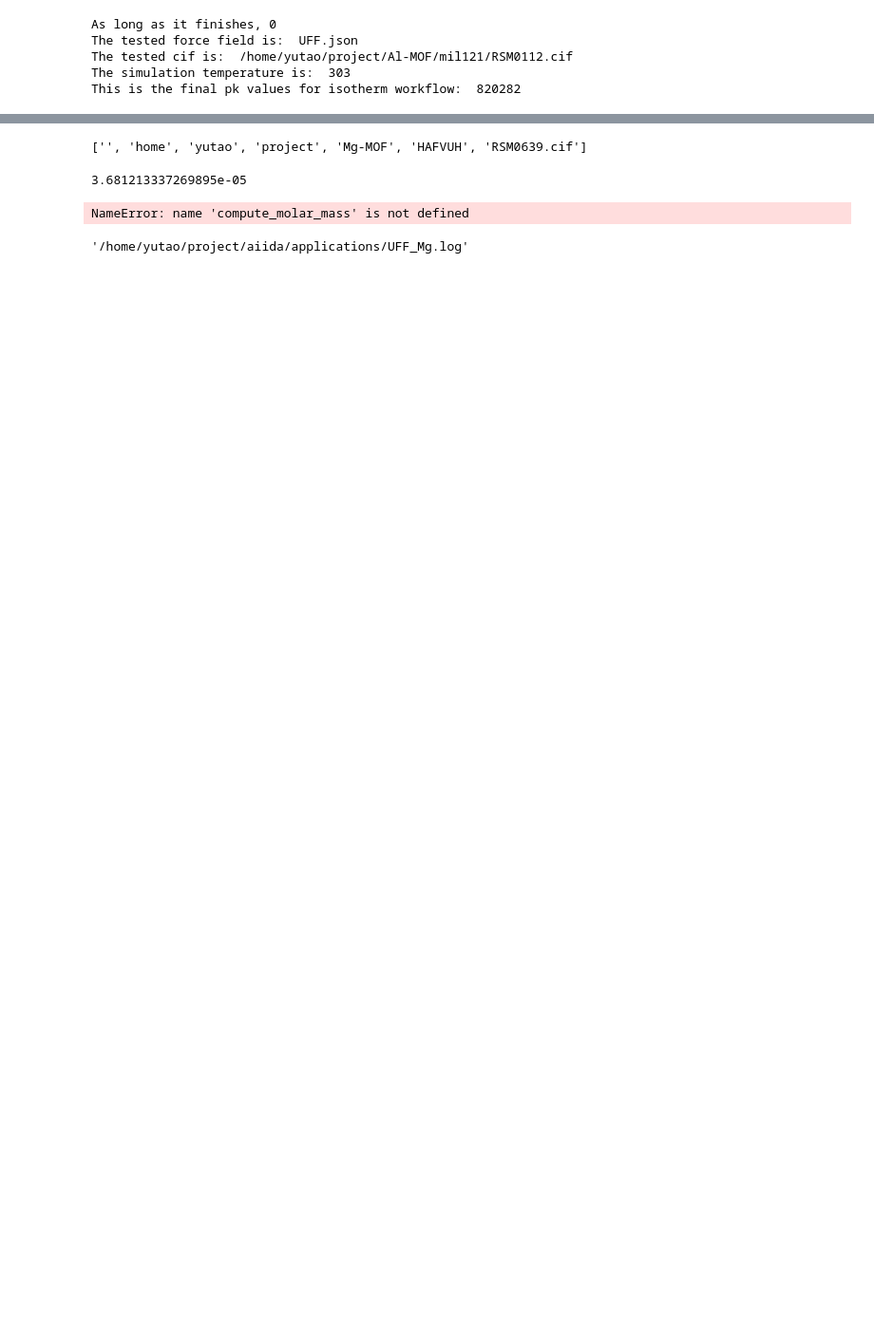
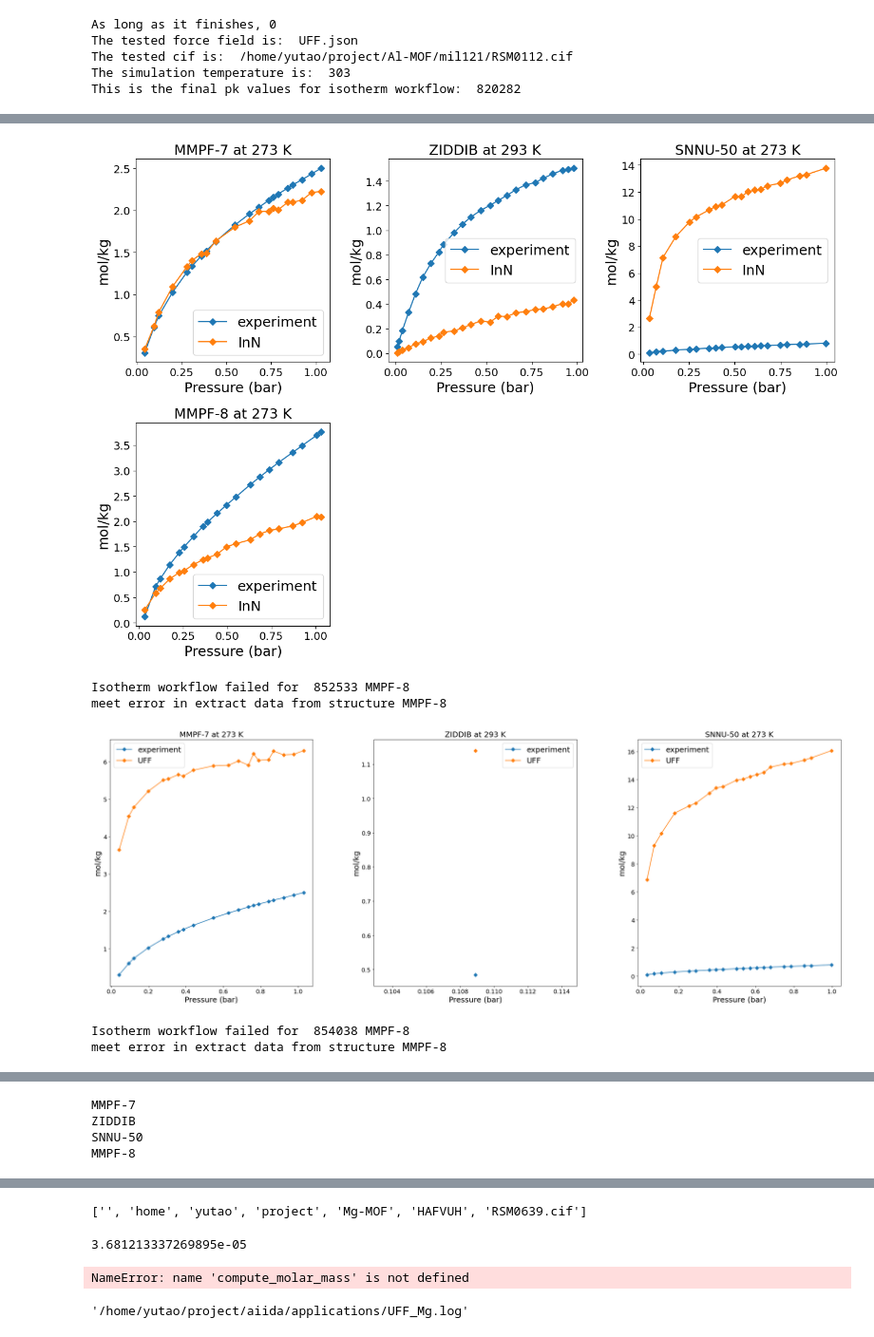
Before and after one commit to legend-L24/ff_optimizer, a Jupyter notebook: sampler/Forcefield_evalator.ipynb, the cells around one changed output, grey strips where cells are left out. Shown at 95% size. Drawn from its saved outputs; the diff is of its cells as text; code cells hidden in the pictures; blank space fills up the shorter version.

```diff
--- a/sampler/Forcefield_evalator.ipynb
+++ b/sampler/Forcefield_evalator.ipynb
@@ -297,0 +118,13 @@ UFF
+# %%
+from aiidamof import AiidaMofs, plot_isotherm
+import numpy as np
+for log_name in ["InN_InN_new_short.log", "UFF_InN_0527_short.log", "Al_graphite_InN_new_short.log"]:
+    aiida_mofs = AiidaMofs(log_name)
+    plot_isotherm(aiida_mofs)
+# %% [output]
+[figure, added]
+Isotherm workflow failed for  852533 MMPF-8
+meet error in extract data from structure MMPF-8
+[figure, added]
+Isotherm workflow failed for  854038 MMPF-8
+meet error in extract data from structure MMPF-8
@@ -297,0 +132,8 @@ UFF
+# %%
+for aiida_mof in aiida_mofs:
+    print(aiida_mof.mofname)
+# %% [output]
+MMPF-7
+ZIDDIB
+SNNU-50
+MMPF-8
```
Also changed, not shown: parts of 21 cells of this notebook, 6 other files.
